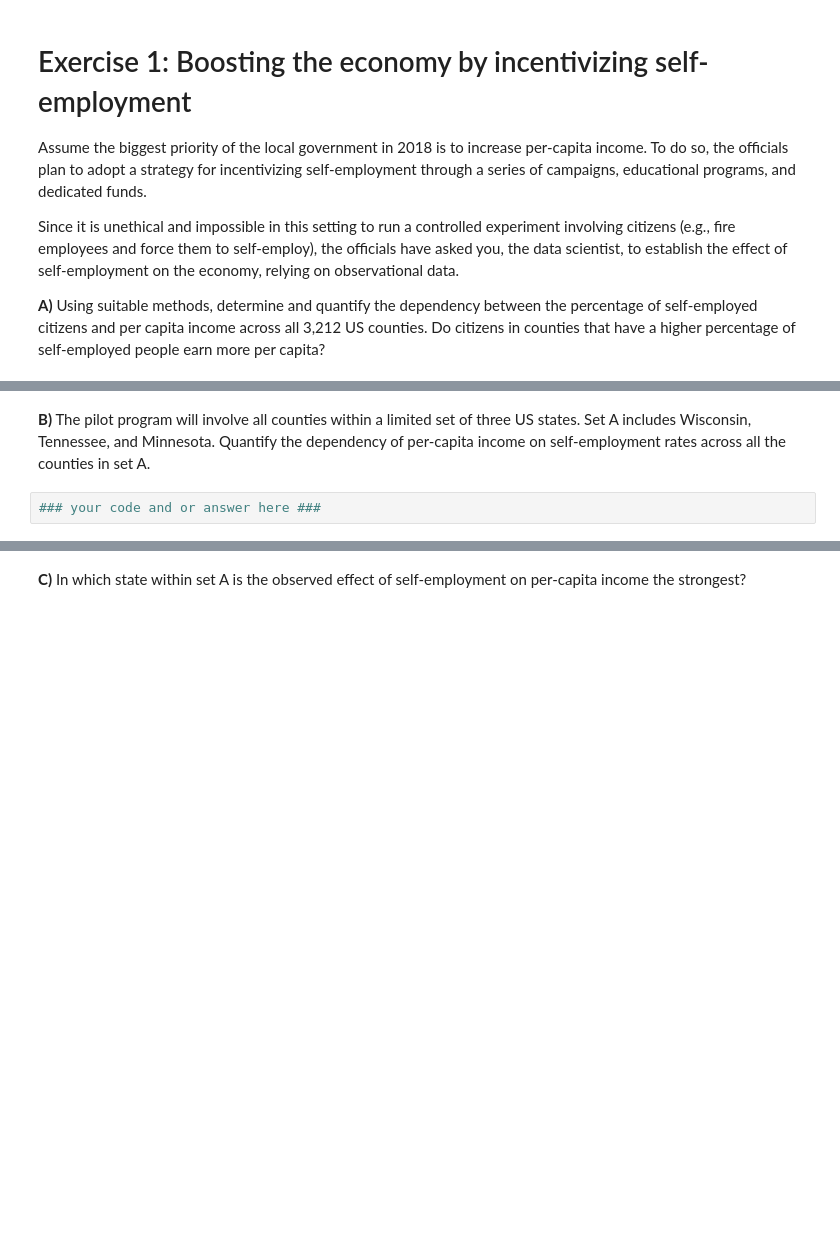
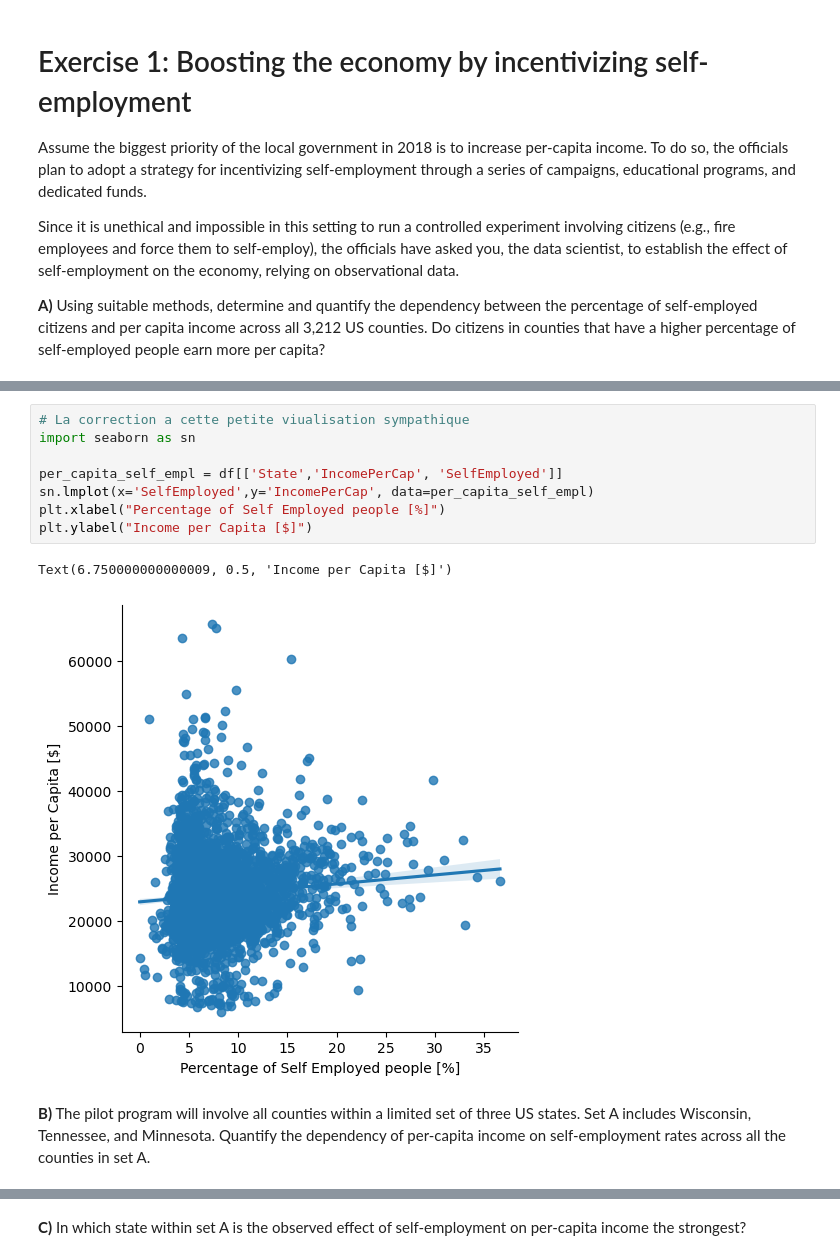
Before and after one commit to petim0/ADA2023, a Jupyter notebook: Exercises/03 - Describing data/Describing_data_exercise.ipynb, the cells around one changed output, grey strips where cells are left out. Cells and saved outputs as stored; diff of their text form; blank space fills up the shorter version.

```diff
--- a/Exercises/03 - Describing data/Describing_data_exercise.ipynb
+++ b/Exercises/03 - Describing data/Describing_data_exercise.ipynb
@@ -174,4 +176,13 @@ Since it is unethical and impossible in this setting to run a controlled experim
+# %%
+# La correction a cette petite viualisation sympathique
+import seaborn as sn
+
+per_capita_self_empl = df[['State','IncomePerCap', 'SelfEmployed']]
+sn.lmplot(x='SelfEmployed',y='IncomePerCap', data=per_capita_self_empl)
+plt.xlabel("Percentage of Self Employed people [%]")
+plt.ylabel("Income per Capita [$]")
+# %% [output]
+Text(6.750000000000009, 0.5, 'Income per Capita [$]')
+[figure, added]
 # %% [markdown]
 **B)** The pilot program will involve all counties within a limited set of three US states. Set A includes Wisconsin, Tennessee, and  Minnesota. Quantify the dependency of per-capita income on self-employment rates across all the counties in set A.
-# %%
-### your code and or answer here ###
```
Also changed, not shown: parts of 25 cells of this notebook, 1 other file.
